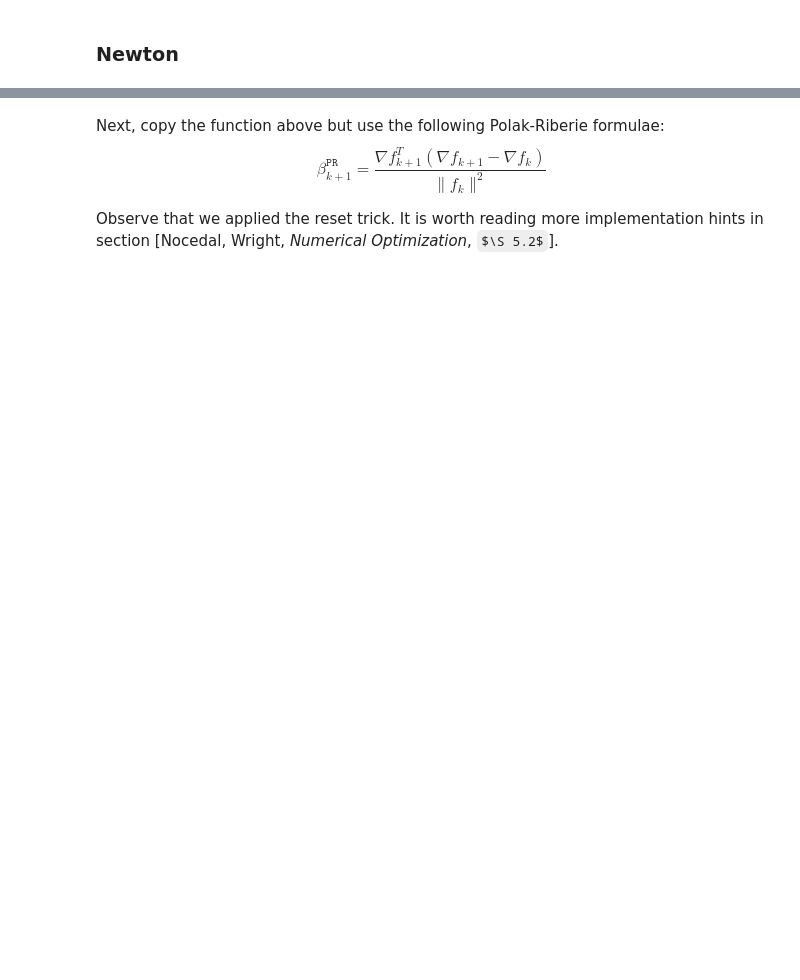
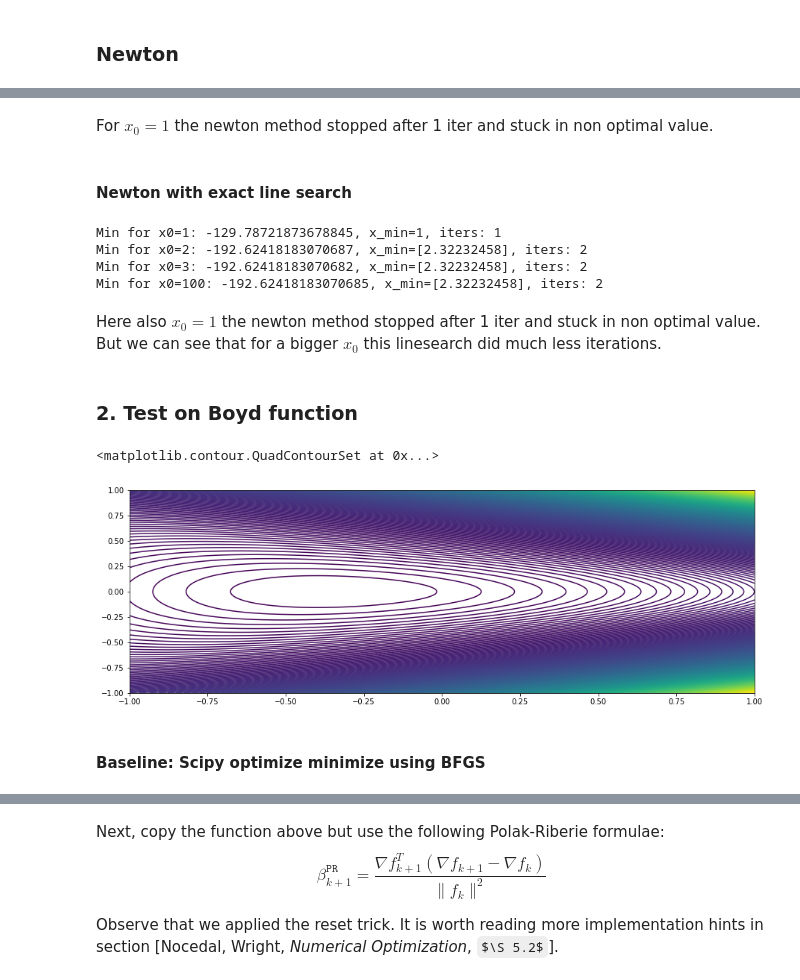
Before and after one commit to TheFebrin/UNIVERSITY, a Jupyter notebook: Numerical Optimization/Lab 3/problem-set-3.ipynb, the cells around one changed output, grey strips where cells are left out. Cells and saved outputs as stored; diff of their text form; code cells hidden in the pictures; some formulas as TeX source; blank space fills up the shorter version.

```diff
--- a/Numerical Optimization/Lab 3/problem-set-3.ipynb
+++ b/Numerical Optimization/Lab 3/problem-set-3.ipynb
@@ -49,23 +75,29 @@ def f(x):
 ### boyd_example_func
 # %%
 def boyd_example_func(x, order=0):
-    a = np.matrix('1  3')
-    b = np.matrix('1  -3')
-    c = np.matrix('-1  0')
-    x = np.asmatrix(x)
+    assert order in (0, 1, 2), f'Wrong order: {order}'
 
-    value = exp(a*x-0.1)+exp(b*x-0.1)+exp(c*x-0.1)
-    if order==0:
+    a = np.array([1, 3])
+    b = np.array([1, -3])
+    c = np.array([-1, 0])
+
+    if order == 2:
+        a = np.array([1, 3])[np.newaxis]
+        b = np.array([1, -3])[np.newaxis]
+        c = np.array([-1, 0])[np.newaxis]
+
+
+    value = np.exp(a @ x - 0.1) + np.exp(b @ x - 0.1) + np.exp(c @ x - 0.1)
+    if order == 0:
         return value
-    elif order==1:
-        gradient = a.T*exp(a*x-0.1)+b.T*exp(b*x-0.1)+c.T*exp(c*x-0.1)
-        return (value, gradient)
-    elif order==2:
-        gradient = a.T*exp(a*x-0.1)+b.T*exp(b*x-0.1)+c.T*exp(c*x-0.1)
-        hessian = a.T*a*exp(a*x-0.1)+b.T*b*exp(b*x-0.1)+c.T*c*exp(c*x-0.1)
-        return (value, gradient, hessian)
-    else:
-        raise ValueError("The argument \"order\" should be 0, 1 or 2")
+    grad = a * np.exp(a @ x - 0.1) + b * np.exp(b @ x - 0.1) + c * np.exp(c @ x - 0.1)
+    H = a.T * a * np.exp(a @ x - 0.1) + b.T * b * np.exp(b @ x - 0.1) + c.T * c * np.exp(c @ x-0.1)
+
+    return {
+        0: value,
+        1: (value, grad),
+        2: (value, grad, H),
+    }[order]
 # %% [markdown]
 ### quadratic
 # %%
@@ -173,0 +358,34 @@ def newton(
+# %% [markdown]
+For $x_0=1$ the newton method stopped after 1 iter and stuck in non optimal value.
+# %% [markdown]
+#### Newton with exact line search
+# %%
+for i in range(4):
+    _x, _values, _runtimes, _xs = newton(
+        func=f,
+        initial_x=np.array(x0_test[i]),
+        linesearch=exact_line_search,
+    )
+    print(f'Min for x0={x0_test[i]}: {_values[-1]}, x_min={_x}, iters: {len(_values)}')
+# %% [output]
+Min for x0=1: -129.78721873678845, x_min=1, iters: 1
+Min for x0=2: -192.62418183070687, x_min=[2.32232458], iters: 2
+Min for x0=3: -192.62418183070682, x_min=[2.32232458], iters: 2
+Min for x0=100: -192.62418183070685, x_min=[2.32232458], iters: 2
+# %% [markdown]
+Here also $x_0=1$ the newton method stopped after 1 iter and stuck in non optimal value.<br>
+But we can see that for a bigger $x_0$ this linesearch did much less iterations.
+# %% [markdown]
+### 2. Test on Boyd function
+# %%
+X, Y = np.meshgrid(np.linspace(-1, 1, 1000), np.linspace(-1, 1, 1000))
+Z = boyd_example_func(
+    np.array([X, Y]).reshape(2, -1)
+)
+plt.figure(figsize=(15, 5))
+plt.contour(X, Y, Z.reshape(X.shape), 400)
+# %% [output]
+<matplotlib.contour.QuadContourSet at 0x...>
+[figure, added]
+# %% [markdown]
+#### Baseline: Scipy optimize minimize using BFGS
```
Also changed, not shown: parts of 38 cells of this notebook.
